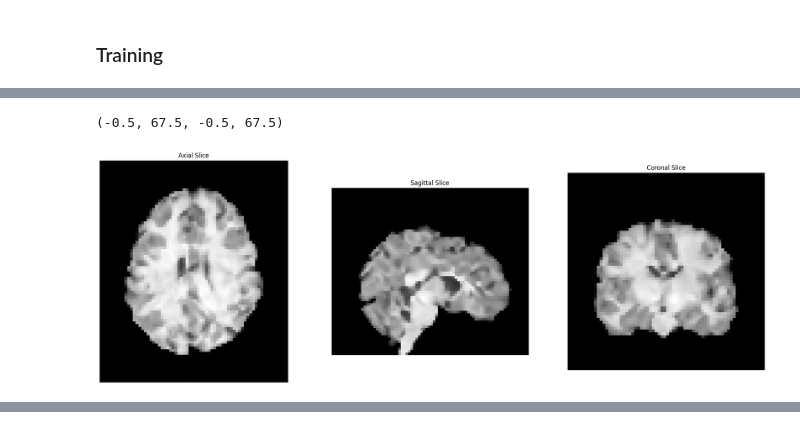
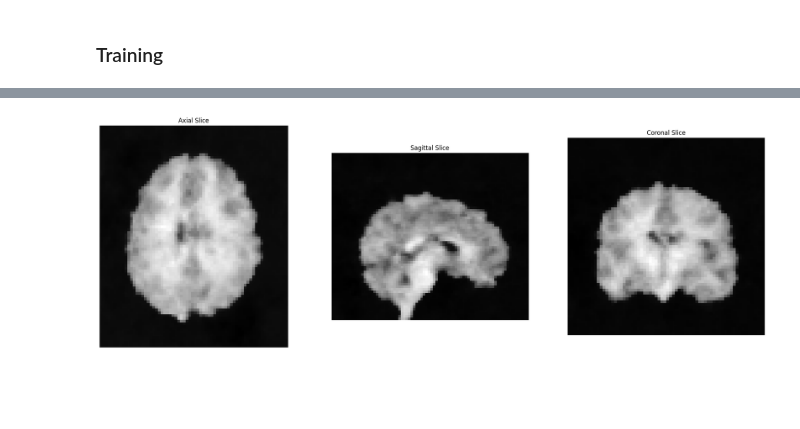
Before and after one commit to florinhegedus/mri_inr, a Jupyter notebook: notebooks/Demo.ipynb, the cells around one changed output, grey strips where cells are left out. Saved outputs shown, nothing was run; the diff lists cells and outputs as text; code cells hidden in the pictures; blank space fills up the shorter version.

```diff
--- a/notebooks/Demo.ipynb
+++ b/notebooks/Demo.ipynb
@@ -23,5 +21,5 @@ from utils import get_device
 # %%
 # Load the MRI data from the file
 file_path = '../../../hcp1200/996782/T1w_acpc_dc_restore_brain_downsample_factor_8.nii.gz'
-mri = MRI(file_path)
+mri = MRI.from_nii_file(file_path)
 # %% [output]
@@ -72,7 +70,7 @@ optimizer = optim.Adam(net.parameters(), lr=1e-4)  # Adjust learning rate as nee
 mse_loss = nn.MSELoss()
 # %%
 # Number of epochs - one epoch means the model has seen all the data once
-num_epochs = 500  # Adjust as needed
+num_epochs = 10  # Adjust as needed
 
 for epoch in range(num_epochs):
     running_loss = 0.0
@@ -124,7 +116,7 @@ print('Finished Training')
 Finished Training
 # %%
-upsample_factor = 2
-voxel_loader = get_test_dataloader(mri, upsample_factor, 2048, device)
+voxel_size = (68, 80, 68)
+voxel_loader = get_test_dataloader(mri, voxel_size, 2048, device)
 
 # Set the network to evaluation mode
 net.eval()
@@ -152,6 +144,8 @@ all_predictions = torch.cat(batch_predictions, dim=0)
 predicted_intensities_np = all_predictions.squeeze().numpy()
 
 # Reshape the array to the desired MRI dimensions
-x_dim, y_dim, z_dim = [ax * upsample_factor for ax in mri.data.shape]
+x_dim, y_dim, z_dim = voxel_size
 predicted_mri = predicted_intensities_np.reshape((x_dim, y_dim, z_dim))
+
+pred_mri = MRI.from_data_and_voxel_size(predicted_mri, (x_dim, y_dim, z_dim))
 # %% [output]
@@ -159,24 +153,3 @@ predicted_mri = predicted_intensities_np.reshape((x_dim, y_dim, z_dim))
-# %%
-# Select an axial slice - middle of the brain
-sagittal_slice = predicted_mri[predicted_mri.shape[0] // 2, :, :]
-coronal_slice = predicted_mri[:, predicted_mri.shape[1] // 2, :]
-axial_slice = predicted_mri[:, :, predicted_mri.shape[2] // 2]
-
-# Create a figure with subplots
-fig, axes = plt.subplots(1, 3, figsize=(24, 8))
-
-# Display each slice
-axes[0].imshow(axial_slice.T, cmap="gray", origin="lower")
-axes[0].set_title("Axial Slice")
-axes[0].axis("off")
-
-axes[1].imshow(sagittal_slice.T, cmap="gray", origin="lower")
-axes[1].set_title("Sagittal Slice")
-axes[1].axis("off")
-
-axes[2].imshow(coronal_slice.T, cmap="gray", origin="lower")
-axes[2].set_title("Coronal Slice")
-axes[2].axis("off")
-# %% [output]
-(-0.5, 67.5, -0.5, 67.5)
-[figure, removed]
+# %%
+pred_mri.display_relevant_brain_slices()
+# %% [output]
@@ -182,0 +157 @@ axes[2].axis("off")
+[figure, added]
```
Also changed, not shown: parts of 8 cells of this notebook, 3 other files.
